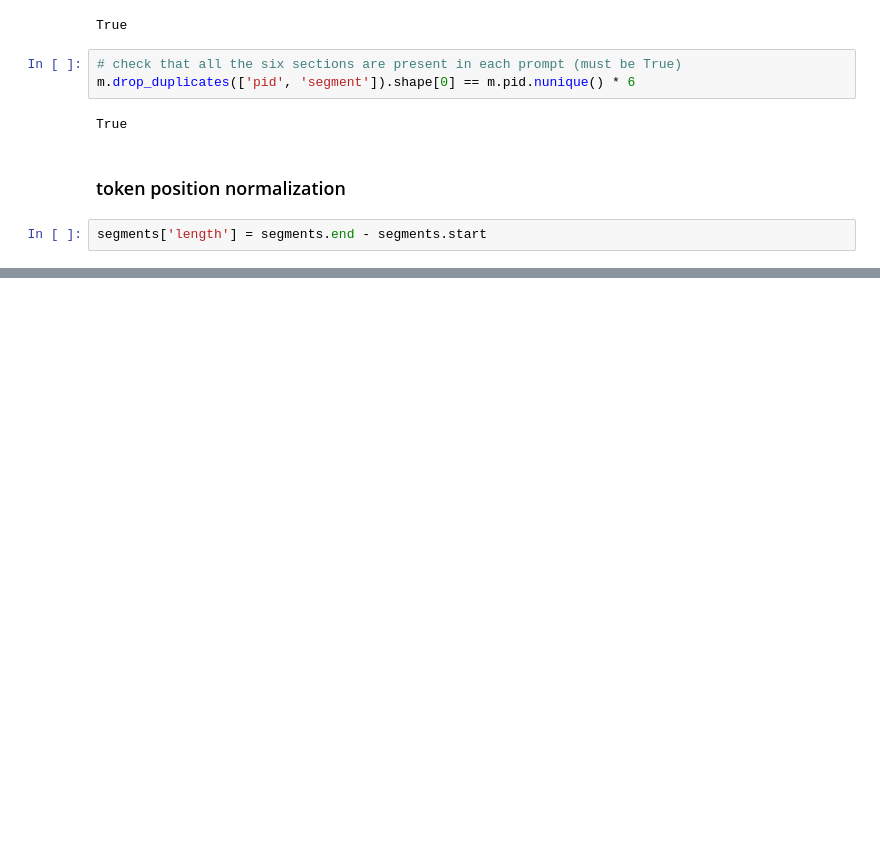
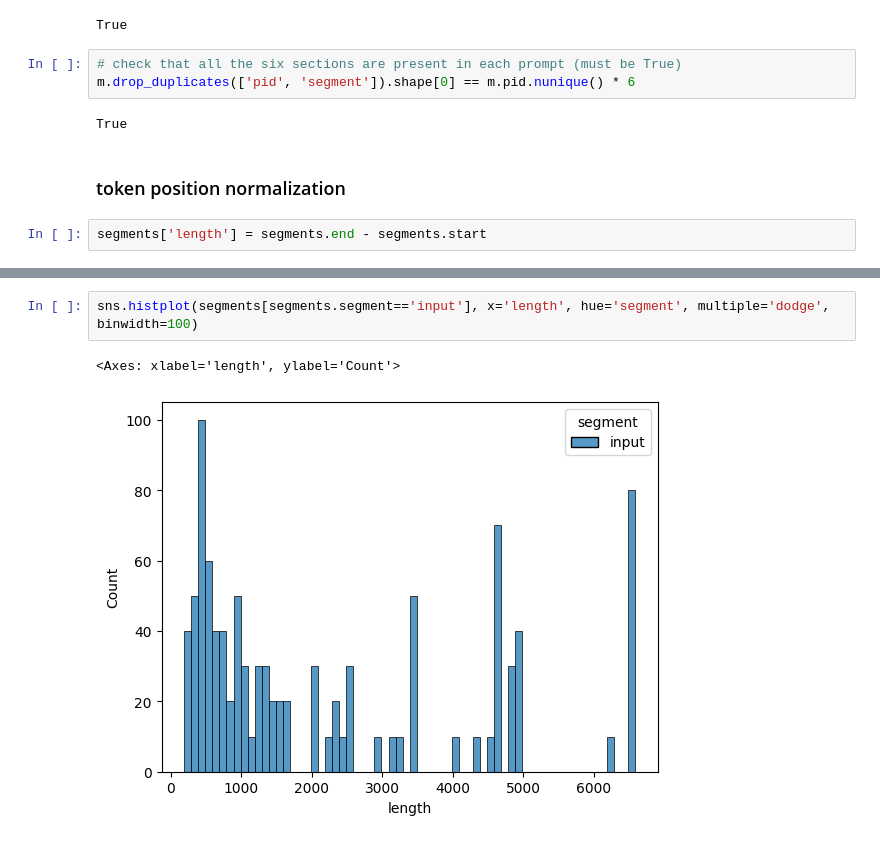
Before and after one commit to carloalbertobono/llm-uncertainty, a Jupyter notebook: tablellama-plot.ipynb, the cells around one changed output, grey strips where cells are left out. Drawn from its saved outputs; the diff is of its cells as text; blank space fills up the shorter version.

```diff
--- a/tablellama-plot.ipynb
+++ b/tablellama-plot.ipynb
@@ -428,0 +321,5 @@ plt.show()
+# %%
+sns.histplot(segments[segments.segment=='input'], x='length', hue='segment', multiple='dodge', binwidth=100)
+# %% [output]
+<Axes: xlabel='length', ylabel='Count'>
+[figure, added]
```
Also changed, not shown: parts of 75 cells of this notebook, 1 other file.
